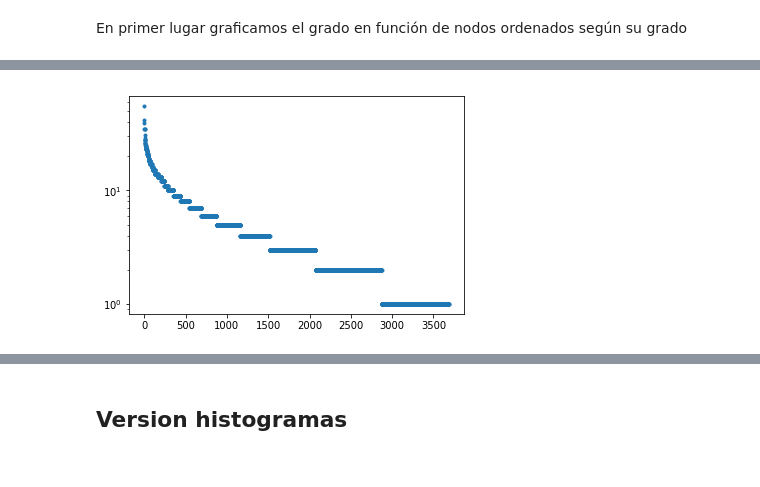
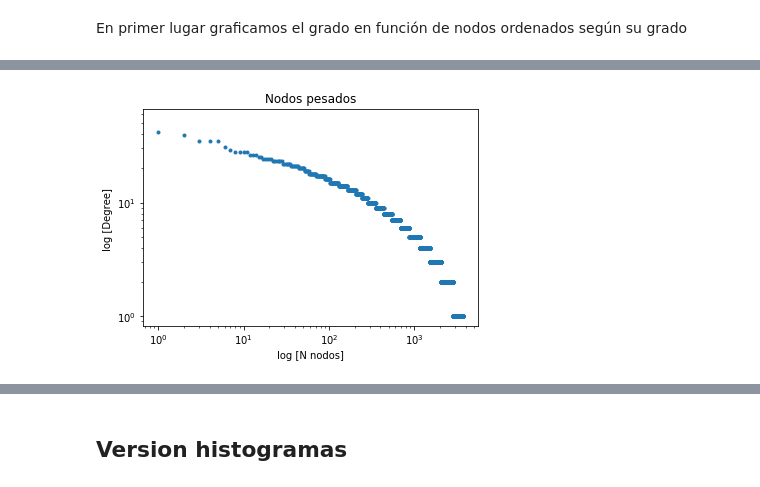
Before and after one commit to turtle-lea/ciencia-de-datos, a Jupyter notebook: tp-4/TP4.ipynb, the cells around one changed output, grey strips where cells are left out. Cells and saved outputs as stored; diff of their text form; code cells hidden in the pictures.

```diff
--- a/tp-4/TP4.ipynb
+++ b/tp-4/TP4.ipynb
@@ -127,6 +146,11 @@ plt.plot(rango, degrees,'.')
 # %%
 plt.clf()
-plt.plot(rango, degrees, '.')
+plt.plot(rango, degrees,'.')
 plt.yscale('log')
+plt.xscale('log')
+plt.ylabel("log [Degree] ")
+plt.xlabel("log [N nodos]")
+plt.title("Nodos pesados")
+plt.show()
 # %% [output]
-[figure, old version]
+[figure, new version]
```
Also changed, not shown: parts of 30 cells of this notebook.
